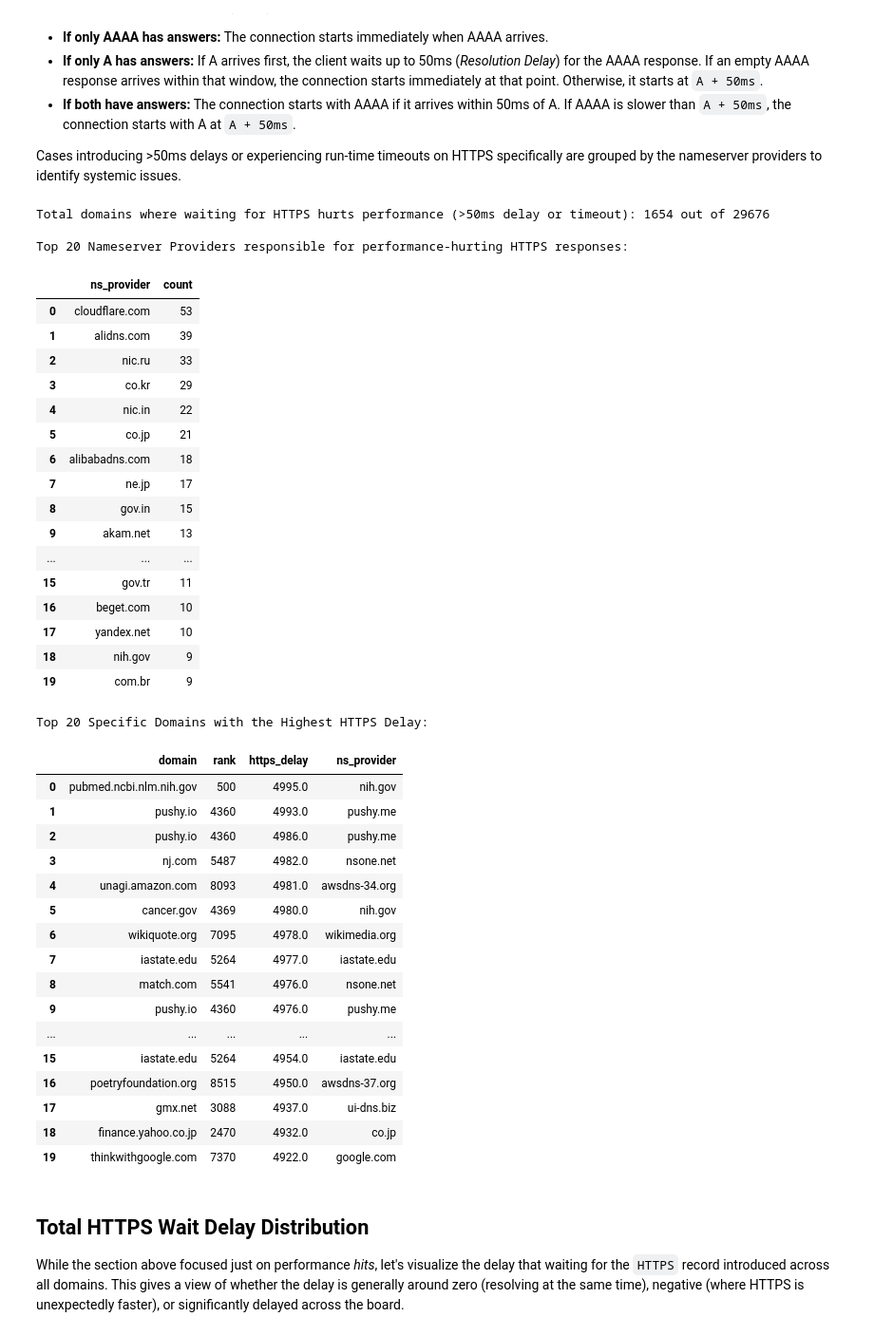
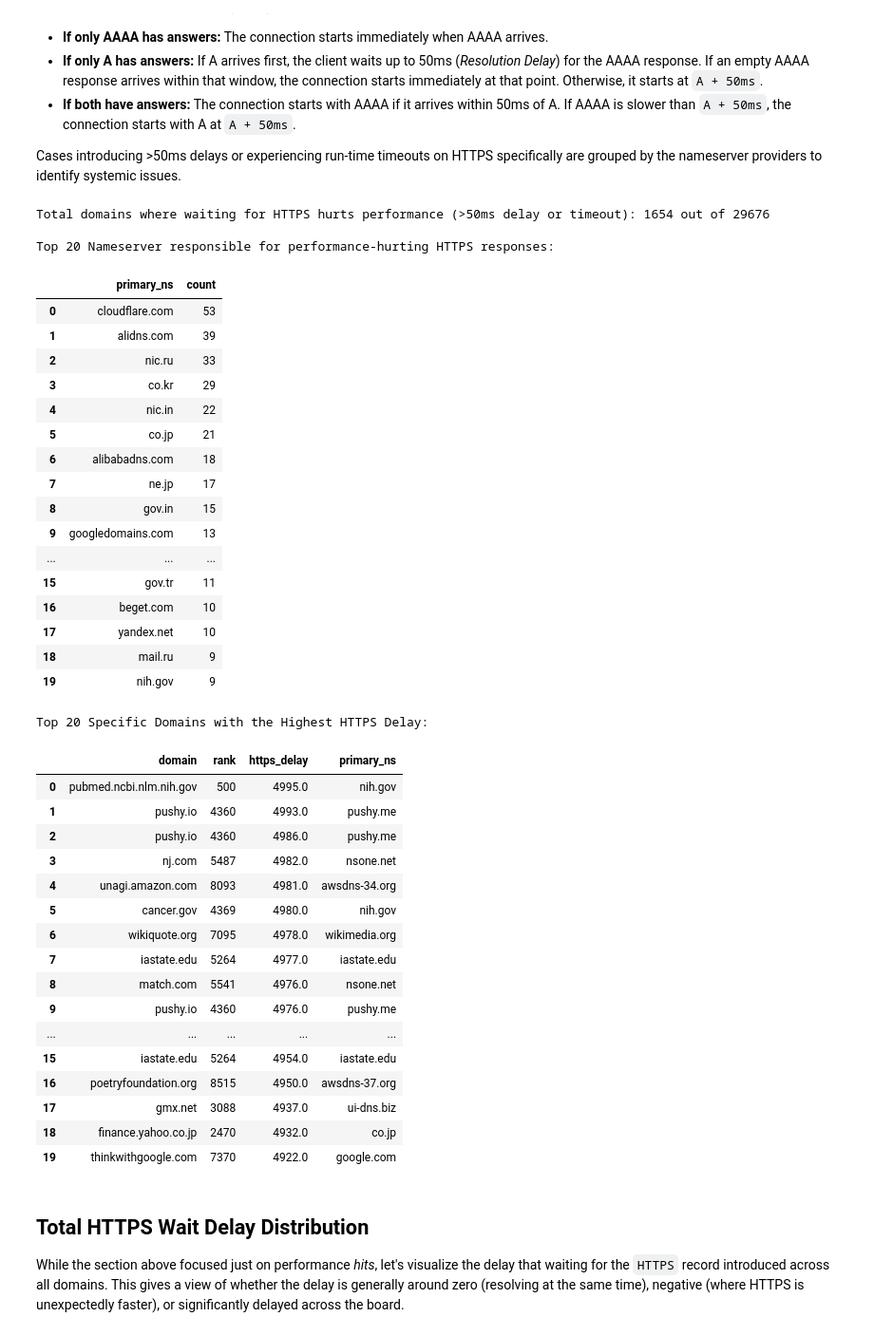
Before and after one commit to Jigsaw-Code/ech-research, a Jupyter notebook: dnsreport/report.ipynb, the cells around one changed output. Shown at 95% size. Drawn from its saved outputs; the diff is of its cells as text; code cells hidden in the pictures.

```diff
--- a/dnsreport/report.ipynb
+++ b/dnsreport/report.ipynb
@@ -338,40 +366,40 @@ hurt_perf = combined[(combined['https_delay'] > 50) | combined['https_timeout_fa
 print(f"Total domains where waiting for HTTPS hurts performance (>50ms delay or timeout): {len(hurt_perf)} out of {len(combined)}")
 
 # Grouping worst offenders by Nameserver Providers
 def extract_primary_ns(ns_str):
     try:
         ns_list = json.loads(ns_str)
         if ns_list and len(ns_list) > 0:
             ns = ns_list[0].strip('.')
             parts = ns.split('.')
             if len(parts) >= 2:
                 return '.'.join(parts[-2:])
             return ns
     except:
         pass
     return "Unknown"
 
 # Fetch nameservers from the earliest valid row per domain
 domain_ns = df.dropna(subset=['nameservers']).groupby('domain')['nameservers'].first().reset_index()
-domain_ns['ns_provider'] = domain_ns['nameservers'].apply(extract_primary_ns)
+domain_ns['primary_ns'] = domain_ns['nameservers'].apply(extract_primary_ns)
 
 # Merge nameserver grouping back into the hurt_perf dataframe
-hurt_perf = hurt_perf.merge(domain_ns[['domain', 'ns_provider']], on='domain', how='left')
+hurt_perf = hurt_perf.merge(domain_ns[['domain', 'primary_ns']], on='domain', how='left')
 
 # Output the worst nameservers
-worst_ns = hurt_perf.groupby('ns_provider').size().reset_index(name='count').sort_values(by='count', ascending=False)
-print("\nTop 20 Nameserver Providers responsible for performance-hurting HTTPS responses:")
+worst_ns = hurt_perf.groupby('primary_ns').size().reset_index(name='count').sort_values(by='count', ascending=False)
+print("\nTop 20 Nameserver responsible for performance-hurting HTTPS responses:")
 display(worst_ns.head(20).reset_index(drop=True))
 
 # Output top specific domains
 print("\nTop 20 Specific Domains with the Highest HTTPS Delay:")
-top_delayed_domains = hurt_perf.sort_values(by='https_delay', ascending=False)[['domain', 'rank', 'https_delay', 'ns_provider']].head(20).reset_index(drop=True)
+top_delayed_domains = hurt_perf.sort_values(by='https_delay', ascending=False)[['domain', 'rank', 'https_delay', 'primary_ns']].head(20).reset_index(drop=True)
 display(top_delayed_domains)
 # %% [output]
 Total domains where waiting for HTTPS hurts performance (>50ms delay or timeout): 1654 out of 29676
 
-Top 20 Nameserver Providers responsible for performance-hurting HTTPS responses:
+Top 20 Nameserver responsible for performance-hurting HTTPS responses:
-|  | ns_provider | count |
+|  | primary_ns | count |
 | 0 | cloudflare.com | 53 |
 | 1 | alidns.com | 39 |
 | 2 | nic.ru | 33 |
@@ -381,15 +409,15 @@ Top 20 Nameserver Providers responsible for performance-hurting HTTPS responses:
 | 6 | alibabadns.com | 18 |
 | 7 | ne.jp | 17 |
 | 8 | gov.in | 15 |
-| 9 | akam.net | 13 |
+| 9 | googledomains.com | 13 |
 | ... | ... | ... |
 | 15 | gov.tr | 11 |
 | 16 | beget.com | 10 |
 | 17 | yandex.net | 10 |
-| 18 | nih.gov | 9 |
-| 19 | com.br | 9 |
+| 18 | mail.ru | 9 |
+| 19 | nih.gov | 9 |
 Top 20 Specific Domains with the Highest HTTPS Delay:
-|  | domain | rank | https_delay | ns_provider |
+|  | domain | rank | https_delay | primary_ns |
 | 0 | pubmed.ncbi.nlm.nih.gov | 500 | 4995.0 | nih.gov |
 | 1 | pushy.io | 4360 | 4993.0 | pushy.me |
 | 2 | pushy.io | 4360 | 4986.0 | pushy.me |
```
Also changed, not shown: parts of 3 cells of this notebook.
